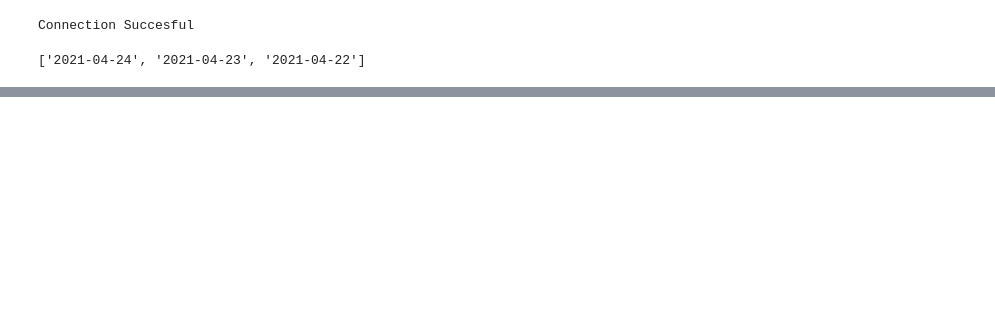
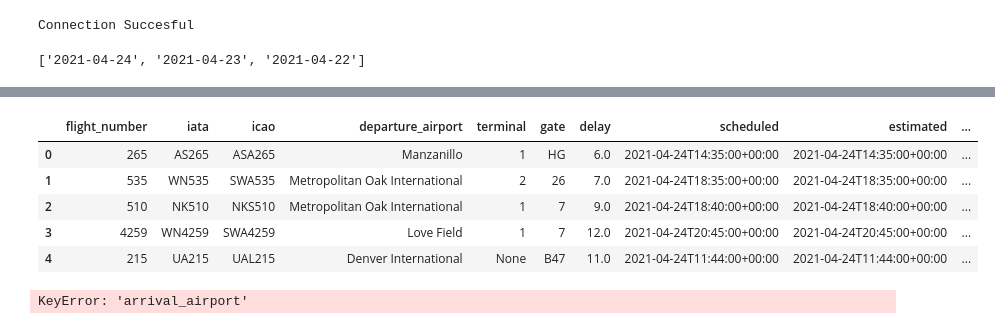
Before and after one commit to jared3194/project-2, a Jupyter notebook: src/LAX-Dataset.ipynb, the cells around one changed output, grey strips where cells are left out. Saved outputs shown, nothing was run; the diff lists cells and outputs as text; code cells hidden in the pictures; blank space fills up the shorter version.

```diff
--- a/src/LAX-Dataset.ipynb
+++ b/src/LAX-Dataset.ipynb
@@ -141,0 +176,6 @@ TypeError: can only concatenate str (not "IntegrityError") to str
+# %%
+def find_airport_id(conn, airport):
+    query = f"select airport_id from airports where airport = '{airport}'"
+#     max_value = max_dict.get('max')
+    airport_id = executestatement(conn, query).get('airport_id')
+    return airport_id
@@ -142,2 +191,48 @@ TypeError: can only concatenate str (not "IntegrityError") to str
+# %%
+# departures
+flights_d_df = flights_df[['flight_number', 'iata', 'icao', 'departure_airport', \
+                           'departure_terminal', 'departure_gate', \
+                           'departure_delay', 'departure_scheduled', \
+                           'departure_estimated', 'departure_actual', \
+                           'departure_estimated_runway', 'departure_actual_runway']]
+flights_d_df = flights_d_df.head()
+# %%
+flights_d_df = flights_d_df.assign(flight_type = 'DEPARTURE') #flight type
+# flights_d_df.apply (lambda row: find_table_id(conn, 'airport', 'airport_id', 'airport =' + row ), axis=1)
+flights_d_df['airport_id'] = flights_d_df['departure_airport'].\
+                             apply(lambda element: find_airport_id(conn, element ))
+
+flights_d_df = flights_d_df.rename(columns = {'departure_terminal': 'terminal', 'departure_gate': 'gate', \
+                                              'departure_delay': 'delay', 'departure_scheduled': 'scheduled', \
+                                              'departure_estimated': 'estimated', 'departure_actual': 'actual', \
+                                              'departure_estimated_runway': 'estimated_runway', \
+                                              'departure_actual_runway': 'actual_runway'  })
+flights_d_df
+# %% [output]
+|  | flight_number | iata | icao | departure_airport | terminal | gate | delay | scheduled | estimated | ... |
+| 0 | 265 | AS265 | ASA265 | Manzanillo | 1 | HG | 6.0 | 2021-04-24T14:35:00+00:00 | 2021-04-24T14:35:00+00:00 | ... |
+| 1 | 535 | WN535 | SWA535 | Metropolitan Oak International | 2 | 26 | 7.0 | 2021-04-24T18:35:00+00:00 | 2021-04-24T18:35:00+00:00 | ... |
+| 2 | 510 | NK510 | NKS510 | Metropolitan Oak International | 1 | 7 | 9.0 | 2021-04-24T18:40:00+00:00 | 2021-04-24T18:40:00+00:00 | ... |
+| 3 | 4259 | WN4259 | SWA4259 | Love Field | 1 | 7 | 12.0 | 2021-04-24T20:45:00+00:00 | 2021-04-24T20:45:00+00:00 | ... |
+| 4 | 215 | UA215 | UAL215 | Denver International | None | B47 | 11.0 | 2021-04-24T11:44:00+00:00 | 2021-04-24T11:44:00+00:00 | ... |
+# %%
+# arrivals
+flights_a_df = flights_df[['flight_number', 'iata', 'icao', 'arrival_terminal', 'arrival_gate', \
+                           'arrival_baggage', 'arrival_delay', 'arrival_scheduled', \
+                           'arrival_estimated', 'arrival_actual', \
+                           'arrival_estimated_runway', 'arrival_actual_runway' ]]
+
+flights_a_df['airport_id'] = flights_a_df['arrival_airport']. \
+                             apply(lambda element: find_airport_id(conn, element ))
+
+flights_a_df = flights_a_df.rename(columns = {'arrival_terminal': 'terminal', 'arrival_gate': 'gate', \
+                                              'arrival_baggage': 'baggage', \
+                                              'arrival_delay': 'delay', 'arrival_scheduled': 'scheduled', \
+                                              'arrival_estimated': 'estimated', 'arrival_actual': 'actual', \
+                                              'arrival_estimated_runway': 'estimated_runway', \
+                                              'arrival_actual_runway': 'actual_runway'  })
+flights_a_df.head()
+# %% [output]
+KeyError: 'arrival_airport'
 # %%
 closeconnection(conn);
```
Also changed, not shown: parts of 14 cells of this notebook, 1 other file.
